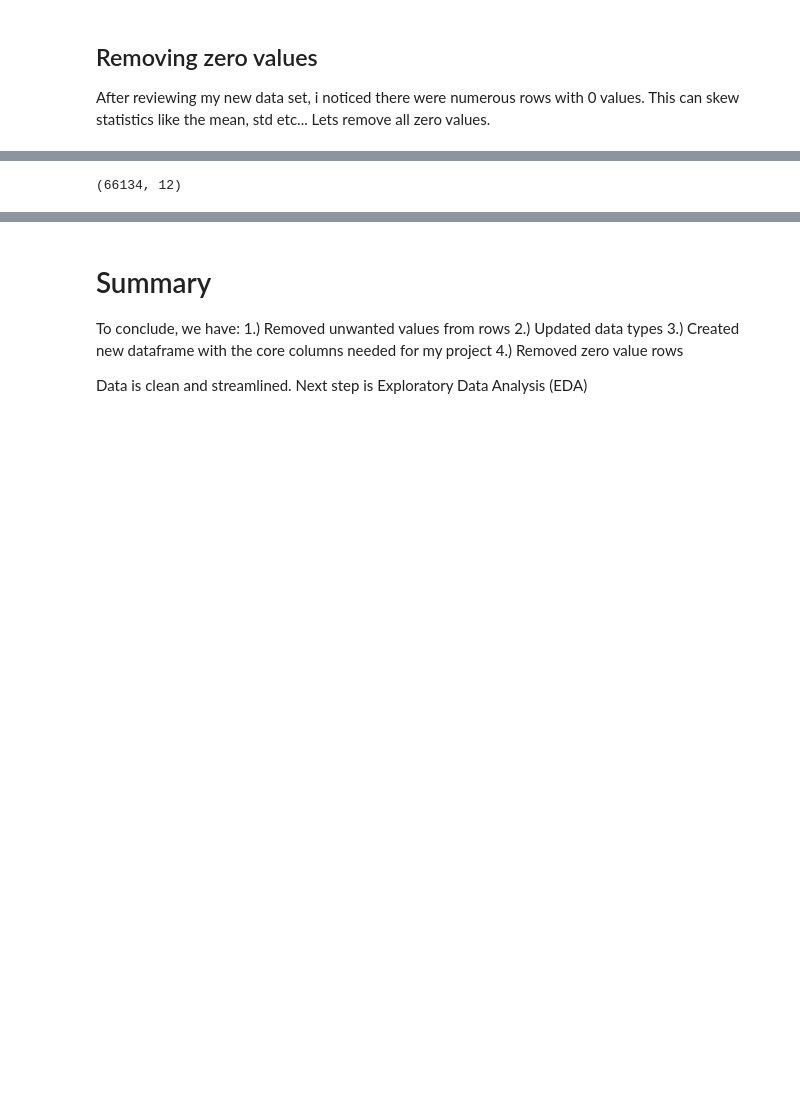
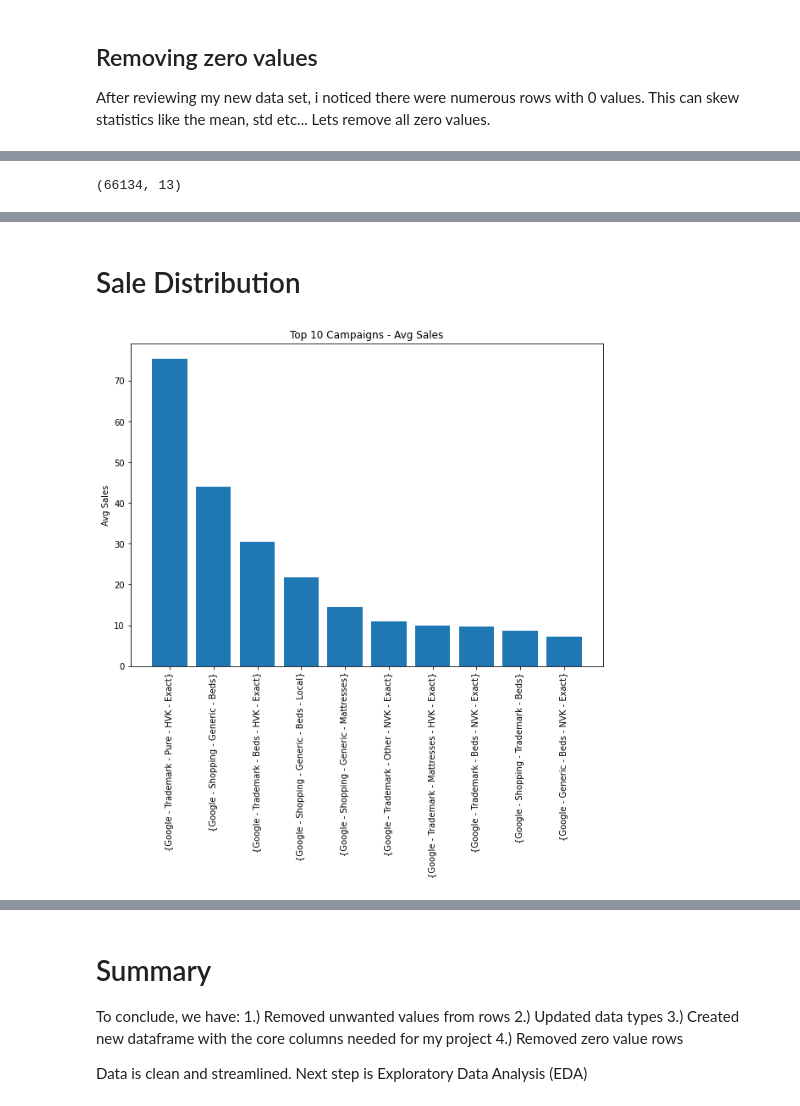
Before and after one commit to Code-By-Pitt/Capstone_Two, a Jupyter notebook: Data_Wrangling.ipynb, the cells around one changed output, grey strips where cells are left out. Cells and saved outputs as stored; diff of their text form; code cells hidden in the pictures; blank space fills up the shorter version.

Commit message:
Data Wrangling v2

```diff
--- a/Data_Wrangling.ipynb
+++ b/Data_Wrangling.ipynb
@@ -55,7 +58,7 @@ for col in ["Click share","Search impr. share","Search lost IS (rank)","Search l
 
 Now that the data types are updated, we can create our core dataset.
 # %%
-core_df = data[['Day','Clicks', 'Impr.','Cost','Conversions','Conv. value','Store Visits','Store Revenue','Click share','Search impr. share','Search lost IS (rank)','Search lost IS (budget)']]
+core_df = data[['Day','Campaign','Clicks', 'Impr.','Cost','Conversions','Conv. value','Store Visits','Store Revenue','Click share','Search impr. share','Search lost IS (rank)','Search lost IS (budget)']]
 # %%
 core_df.dtypes
 # %% [output]
@@ -98,7 +107,7 @@ non_zero_df.head()
 # %%
 non_zero_df.shape
 # %% [output]
-(66134, 12)
+(66134, 13)
 # %%
 non_zero_df.describe()
 # %% [output]
@@ -111,3 +120,22 @@ non_zero_df.describe()
 | 50% | 54.000000 | 1.027000e+03 | 15.520000 | 0.000000 | 0.000000 | 1.000000 | 0.000000 | 24.490000 | ... |
 | 75% | 227.000000 | 5.820000e+03 | 92.237500 | 2.000000 | 781.077500 | 8.000000 | 828.467500 | 61.660000 | ... |
 | max | 31074.000000 | 2.856543e+06 | 21549.840000 | 697.460000 | 353621.870000 | 874.000000 | 133685.660000 | 100.000000 | ... |
+# %% [markdown]
+# Sale Distribution
+# %%
+Avg_Sales = non_zero_df.groupby("Campaign")[["Conversions","Conv. value"]].mean().reset_index().sort_values("Conversions", ascending=False)
+campaigns = Avg_Sales["Campaign"]
+conv = Avg_Sales["Conversions"]
+sales = Avg_Sales["Conv. value"]
+# Figure Size
+fig = plt.figure(figsize =(10, 7))
+plt.bar(campaigns[0:10], conv[0:10])
+width = 0.4
+plt.title("Top 10 Campaigns - Avg Sales")
+plt.ylabel("Avg Sales")
+plt.xticks(rotation=90)
+plt.xticks(rotation=90)
+# Show Plot
+plt.show()
+# %% [output]
+[figure, added]
```
Also changed, not shown: parts of 5 cells of this notebook.
